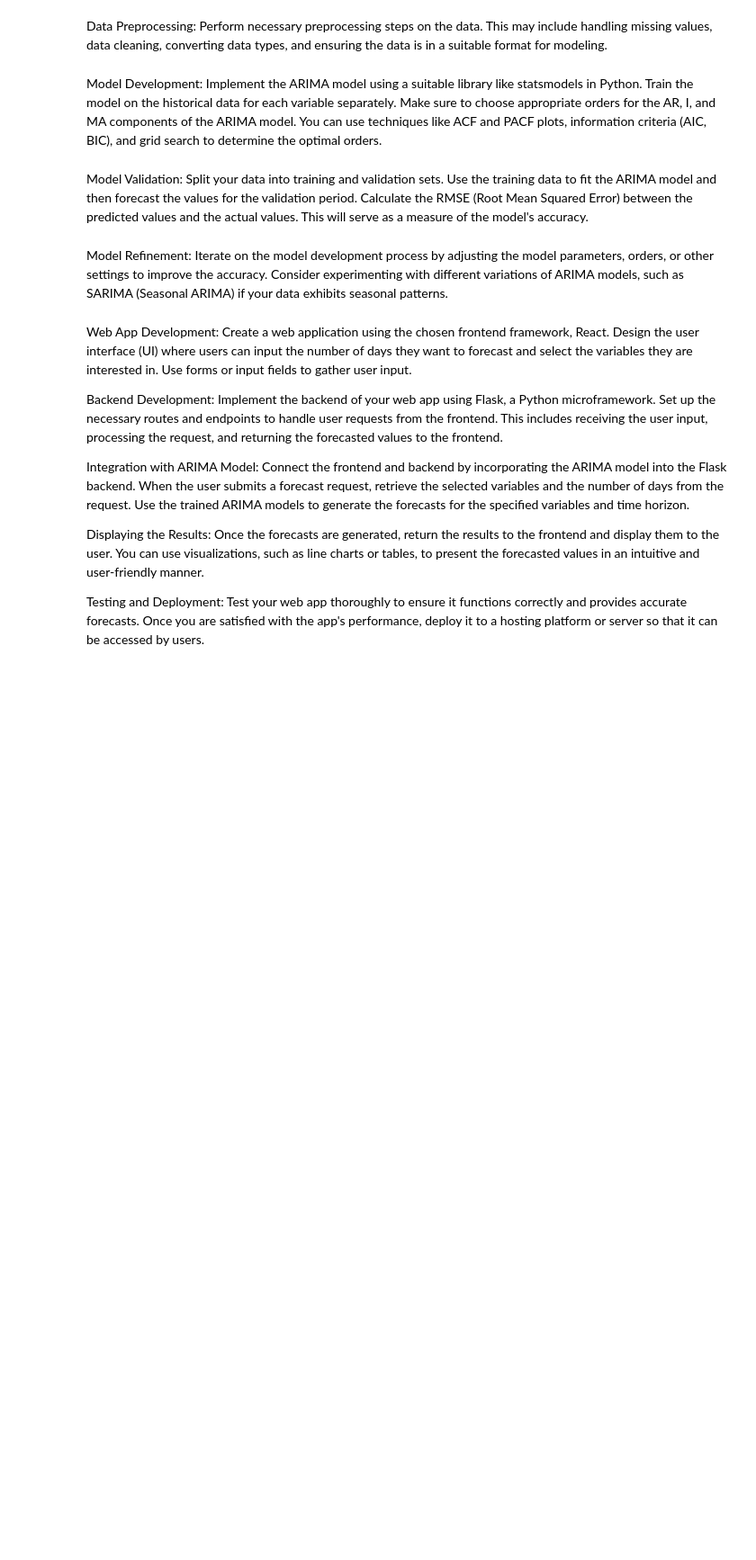
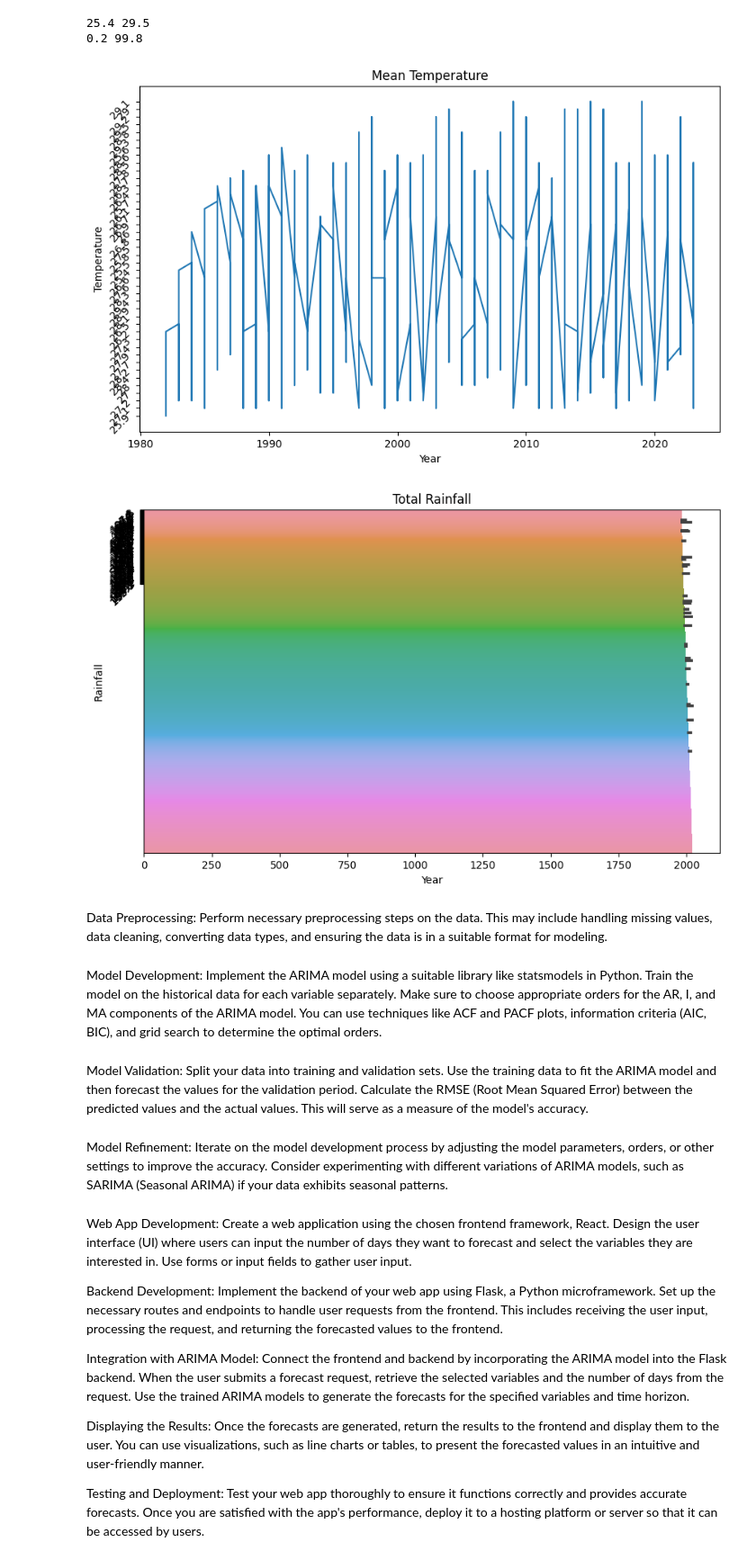
Before and after one commit to linustws/climate-prediction, a Jupyter notebook: Singapore_Weather_Prediction.ipynb, the cells around one changed output. Shown at 90% size. Cells and saved outputs as stored; diff of their text form; code cells hidden in the pictures; blank space fills up the shorter version.

```diff
--- a/Singapore_Weather_Prediction.ipynb
+++ b/Singapore_Weather_Prediction.ipynb
@@ -18,0 +83,5 @@ surface_air_temp_monthly_abs_extreme_max: {'help': 'https://data.gov.sg/api/3/ac
+# %%
+df.index = pd.to_datetime(df.index)
+df['year'] = df.index.year
+df['month'] = df.index.month
+print(df)
@@ -19,3 +106,34 @@ surface_air_temp_monthly_abs_extreme_max: {'help': 'https://data.gov.sg/api/3/ac
+# %%
+print(df['mean_temp'].min(), df['mean_temp'].max())
+print(df['total_rainfall'].min(), df['total_rainfall'].max())
+# %% [output]
+25.4 29.5
+0.2 99.8
+# %%
+import numpy as np
+import matplotlib.pyplot as plt
+import seaborn as sns
+
+# Line plot for mean temperature
+plt.figure(figsize=(10, 6))
+plt.plot(df['year'], df['mean_temp'])
+plt.title('Mean Temperature')
+plt.xlabel('Year')
+plt.ylabel('Temperature')
+plt.yticks(rotation=45)
+plt.show()
+
+# Bar plot for total rainfall
+plt.figure(figsize=(10, 6))
+sns.barplot(x=df['year'], y=df['total_rainfall'])
+plt.title('Total Rainfall')
+plt.xlabel('Year')
+plt.ylabel('Rainfall')
+plt.yticks(np.arange(0, 100, step=0.2), rotation=45)
+plt.show()
+# %% [output]
+[figure, added]
+[figure, added]
 # %% [markdown]
 Data Preprocessing: Perform necessary preprocessing steps on the data. This may include handling missing values, data cleaning, converting data types, and ensuring the data is in a suitable format for modeling.
 # %% [markdown]
```
Also changed, not shown: parts of 8 cells of this notebook.
